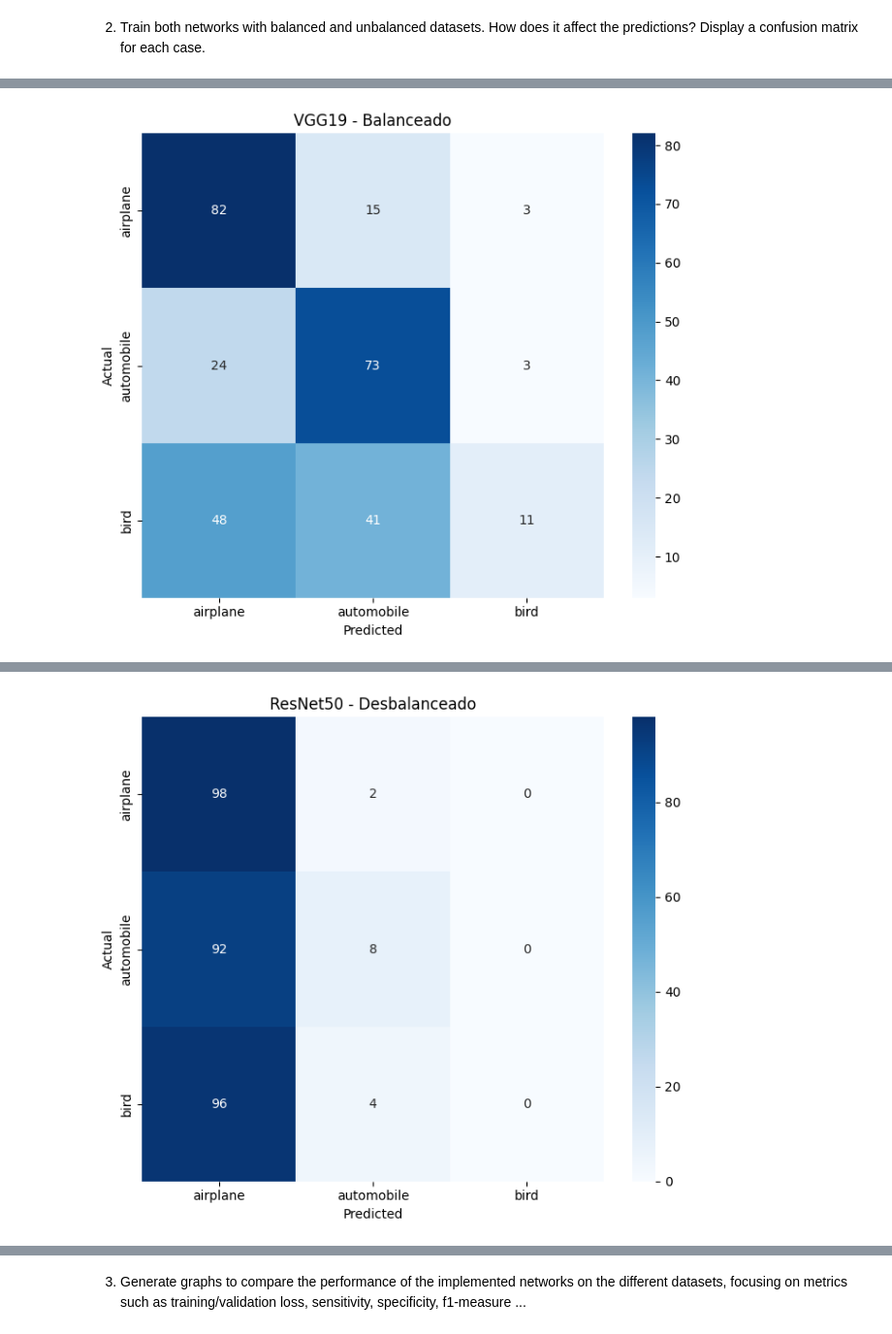
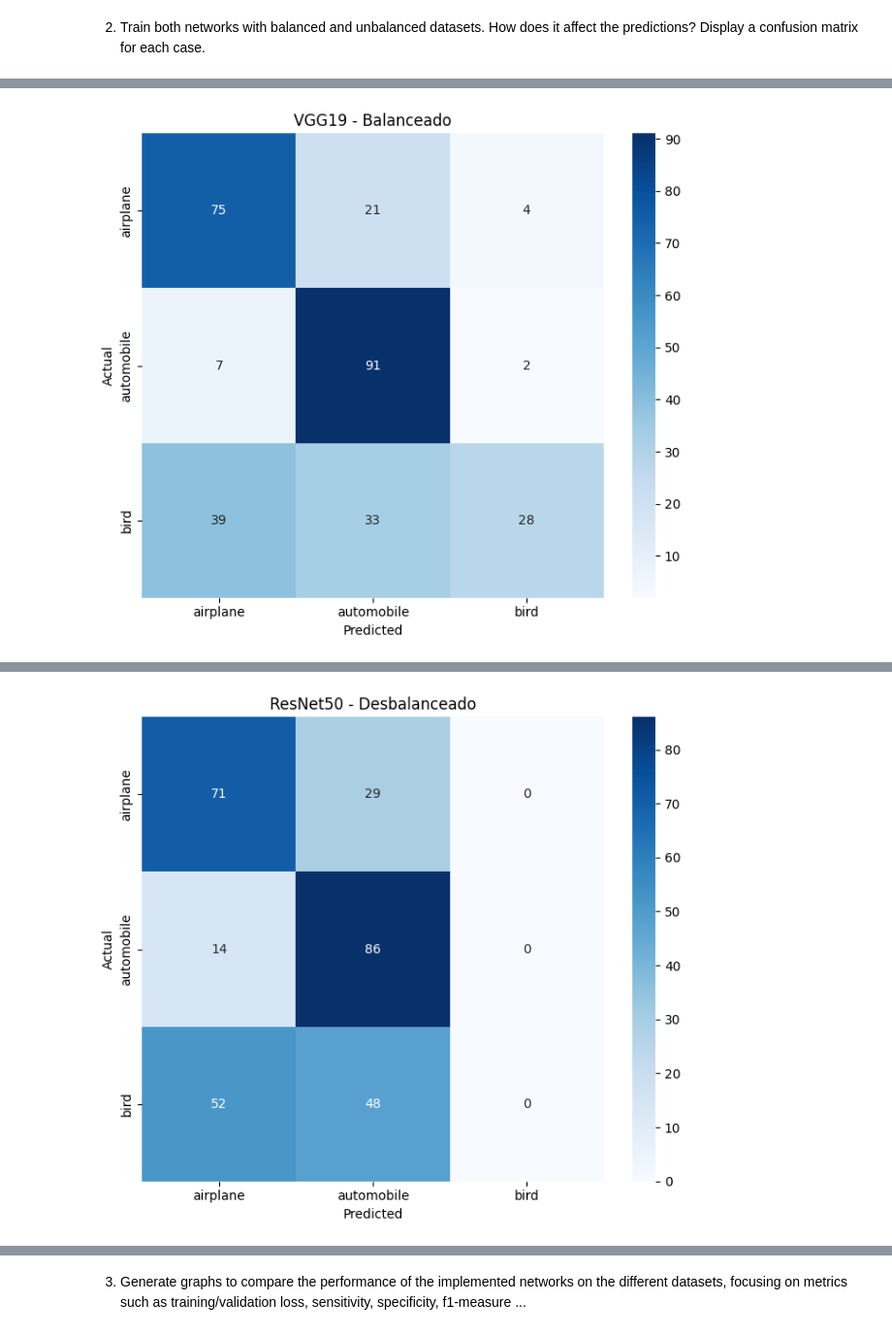
Before and after one commit to JBLOZ/IA, a Jupyter notebook: 3erAnyo/2doCuatri/redes_neuronales/practicas/practica_2/RNAP_CNN_ARCHITECTURES_hecho.ipynb, the cells around one changed output, grey strips where cells are left out. Shown at 97% size. Cells and saved outputs as stored; diff of their text form; code cells hidden in the pictures.

```diff
--- a/3erAnyo/2doCuatri/redes_neuronales/practicas/practica_2/RNAP_CNN_ARCHITECTURES_hecho.ipynb
+++ b/3erAnyo/2doCuatri/redes_neuronales/practicas/practica_2/RNAP_CNN_ARCHITECTURES_hecho.ipynb
@@ -610,7 +610,7 @@ def plot_confusion(y_true, y_pred, class_names, title):
 
 
 classes = ['airplane', 'automobile', 'bird']
-NUM_EPOCHS = 3
+NUM_EPOCHS = 10
 
 # ==================== VGG19 - Desbalanceado ====================
 print("=" * 60)
@@ -676,4 +690,4 @@ VGG19 - Dataset BALANCEADO
-[figure, old version]
+[figure, new version]
 ============================================================
 ResNet50 - Dataset DESBALANCEADO
 ============================================================
@@ -683,4 +704,4 @@ ResNet50 - Dataset DESBALANCEADO
-[figure, old version]
+[figure, new version]
 ============================================================
 ResNet50 - Dataset BALANCEADO
 ============================================================
```
Also changed, not shown: parts of 8 cells of this notebook.
